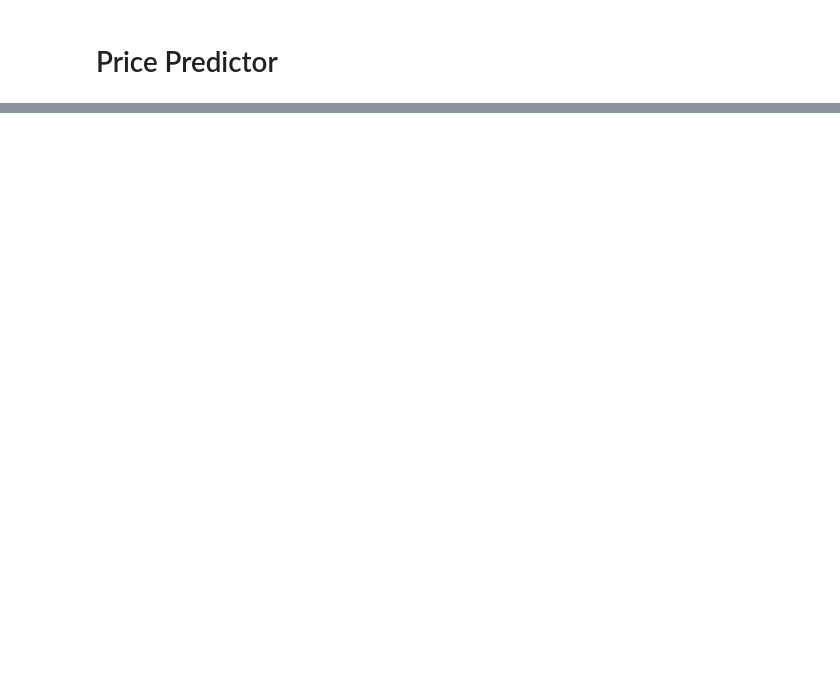
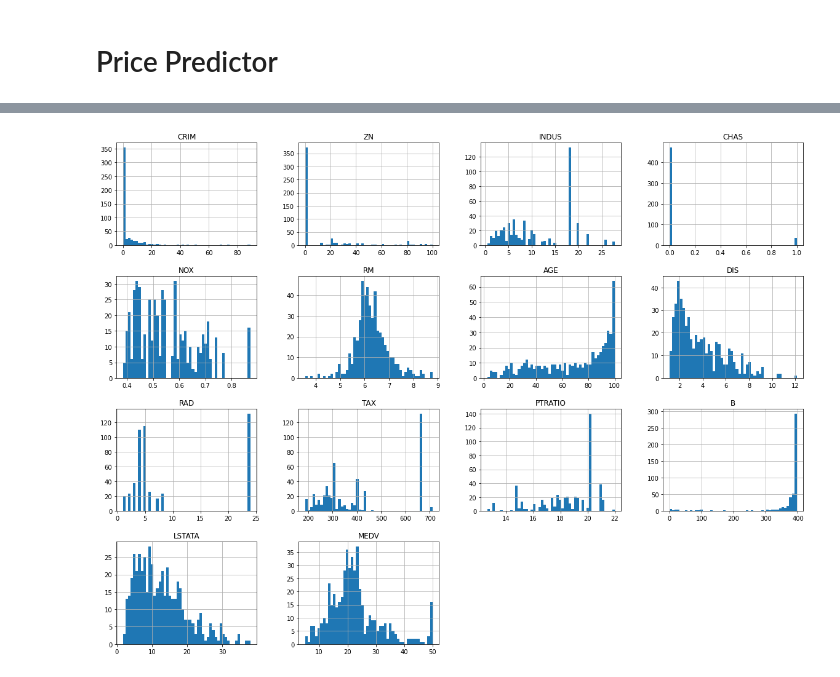
Before and after one commit to Muhammad-Ahtasham/House-Predictions, a Jupyter notebook: House Predictions.ipynb, the cells around one changed output, grey strips where cells are left out. Cells and saved outputs as stored; diff of their text form; code cells hidden in the pictures; blank space fills up the shorter version.

Commit message:
ploted histogram of the given features

```diff
--- a/House Predictions.ipynb
+++ b/House Predictions.ipynb
@@ -3,4 +3,4 @@
 # %%
 import pandas as pd
 # %%
-housing = pd.read_csv("data.xlsx")
+housing = pd.read_csv("data.csv")
@@ -8,0 +58,5 @@ UnicodeDecodeError: 'utf-8' codec can't decode bytes in position 15-16: invalid
+# %%
+housing.hist(bins = 50 , figsize=(20, 15))
+plt.show()
+# %% [output]
+[figure, added]
```
Also changed, not shown: parts of 7 cells of this notebook.
